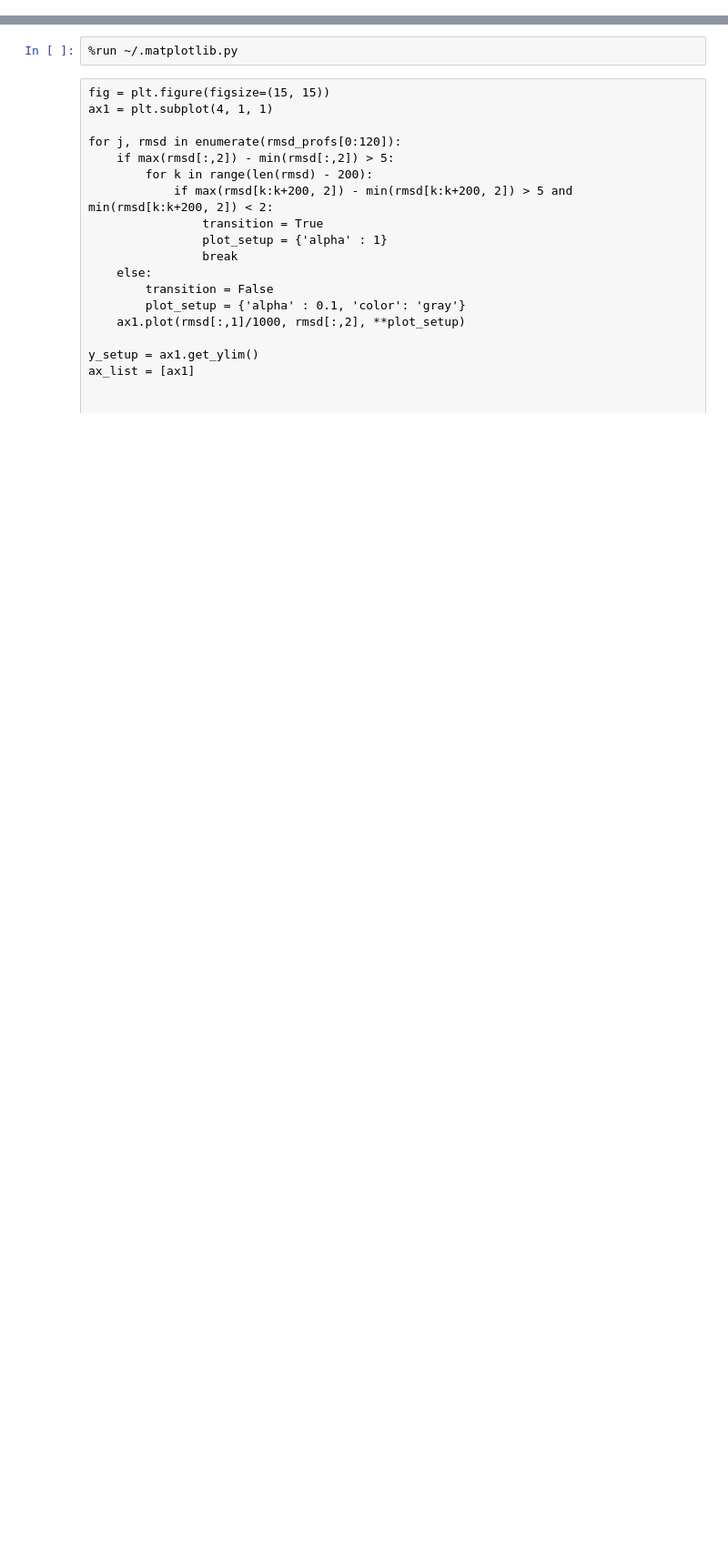
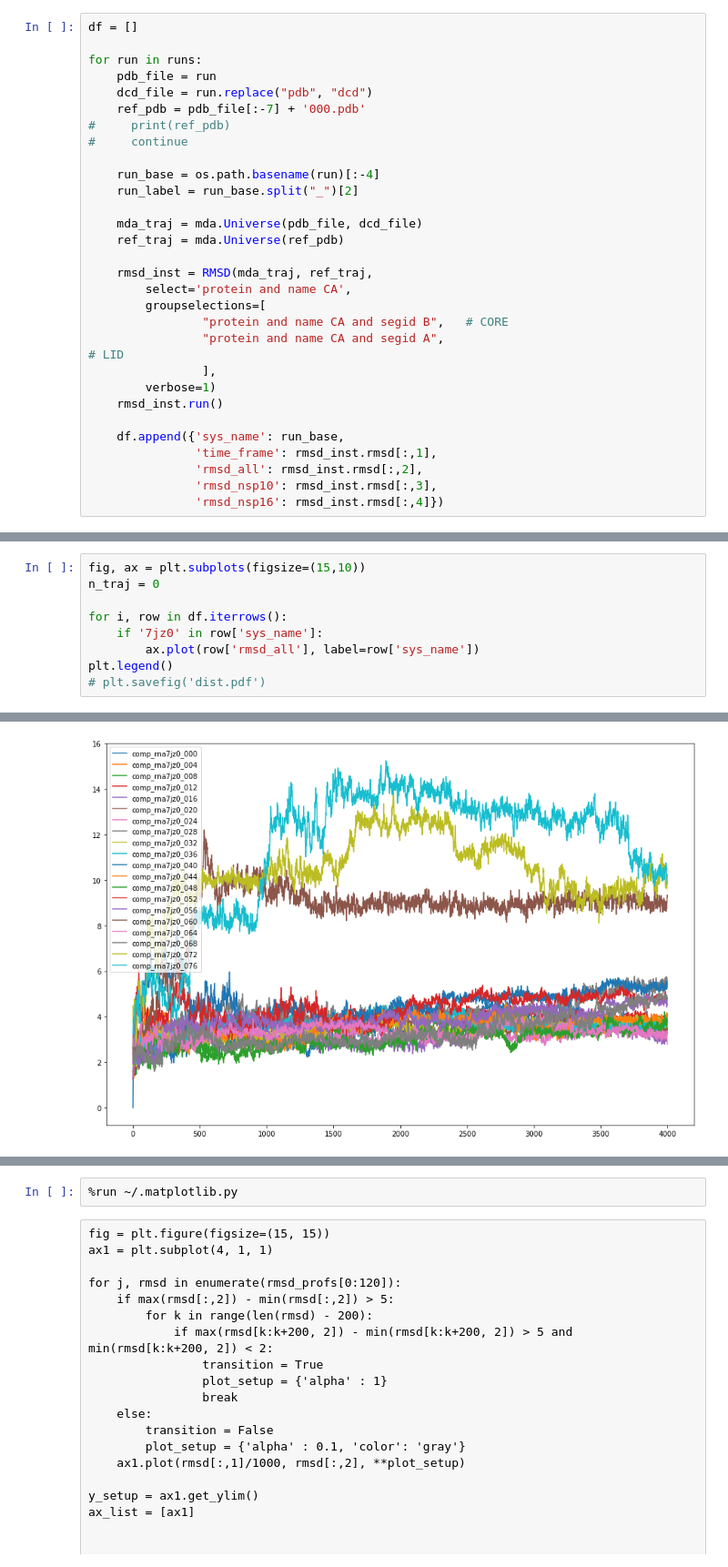
Before and after one commit to hengma1001/biophys_analysis, a Jupyter notebook: traj_analysis/RMSD.ipynb, the cells around one changed output, grey strips where cells are left out. Shown: that part at 91% size. Saved outputs shown, nothing was run; the diff lists cells and outputs as text; blank space fills up the shorter version.

```diff
--- a/traj_analysis/RMSD.ipynb
+++ b/traj_analysis/RMSD.ipynb
@@ -77,0 +17,30 @@ mda.__version__
+# %%
+df = []
+
+for run in runs:
+    pdb_file = run
+    dcd_file = run.replace("pdb", "dcd")
+    ref_pdb = pdb_file[:-7] + '000.pdb'
+#     print(ref_pdb)
+#     continue
+
+    run_base = os.path.basename(run)[:-4]
+    run_label = run_base.split("_")[2]
+
+    mda_traj = mda.Universe(pdb_file, dcd_file)
+    ref_traj = mda.Universe(ref_pdb)
+
+    rmsd_inst = RMSD(mda_traj, ref_traj,
+        select='protein and name CA',
+        groupselections=[
+                "protein and name CA and segid B",   # CORE
+                "protein and name CA and segid A",                                   # LID
+                ],
+        verbose=1)
+    rmsd_inst.run()
+
+    df.append({'sys_name': run_base,
+               'time_frame': rmsd_inst.rmsd[:,1],
+               'rmsd_all': rmsd_inst.rmsd[:,2],
+               'rmsd_nsp10': rmsd_inst.rmsd[:,3],
+               'rmsd_nsp16': rmsd_inst.rmsd[:,4]})
@@ -77,0 +57,10 @@ mda.__version__
+# %%
+fig, ax = plt.subplots(figsize=(15,10))
+n_traj = 0
+
+for i, row in df.iterrows():
+    if '7jz0' in row['sys_name']:
+        ax.plot(row['rmsd_all'], label=row['sys_name'])
+plt.legend()
+# plt.savefig('dist.pdf')
+# %% [output]
@@ -78,3 +68,4 @@ mda.__version__
+[figure, added]
 # %%
 fig, ax = plt.subplots(figsize=(15,10))
 n_traj = 0
```
Also changed, not shown: parts of 9 cells of this notebook, 3 other files.
